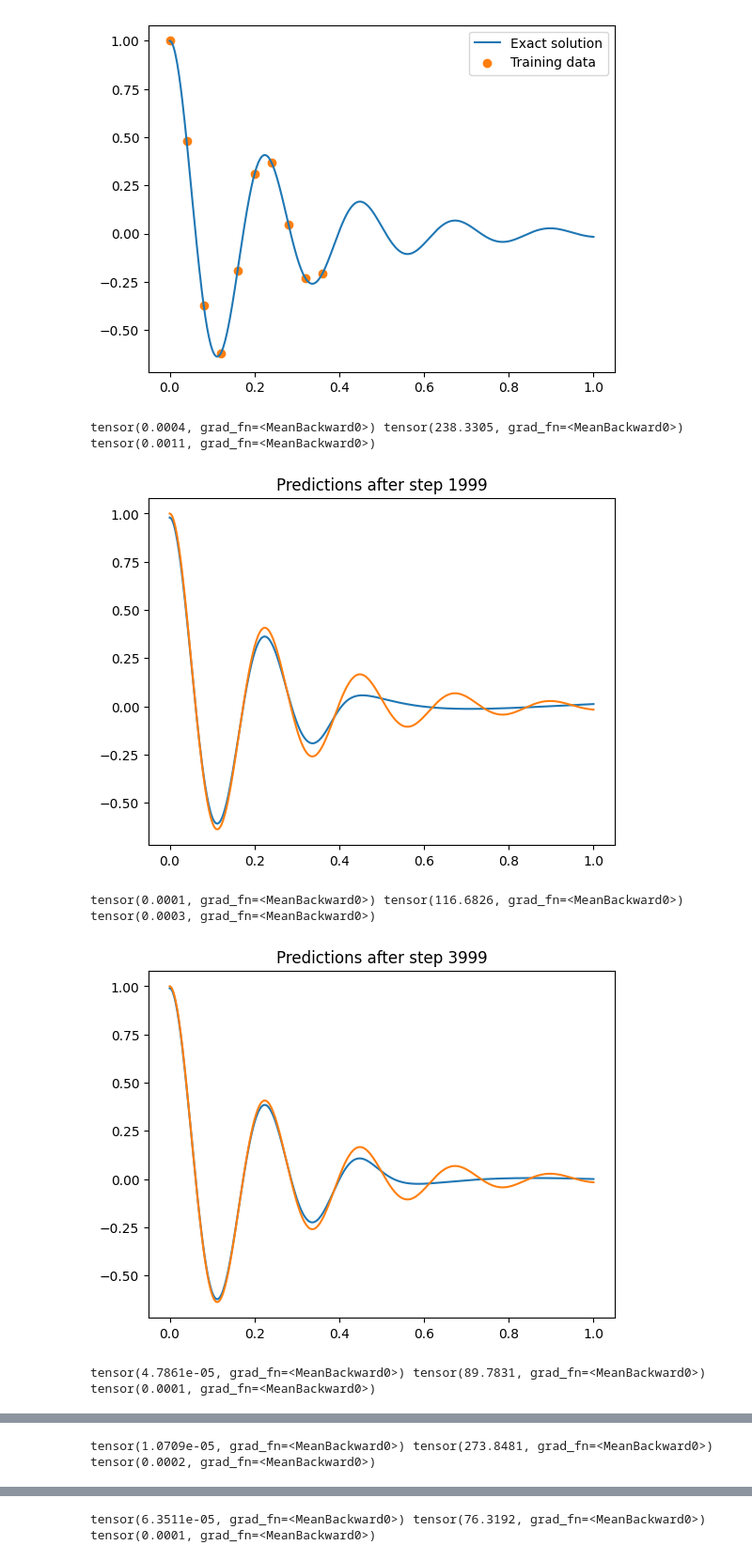
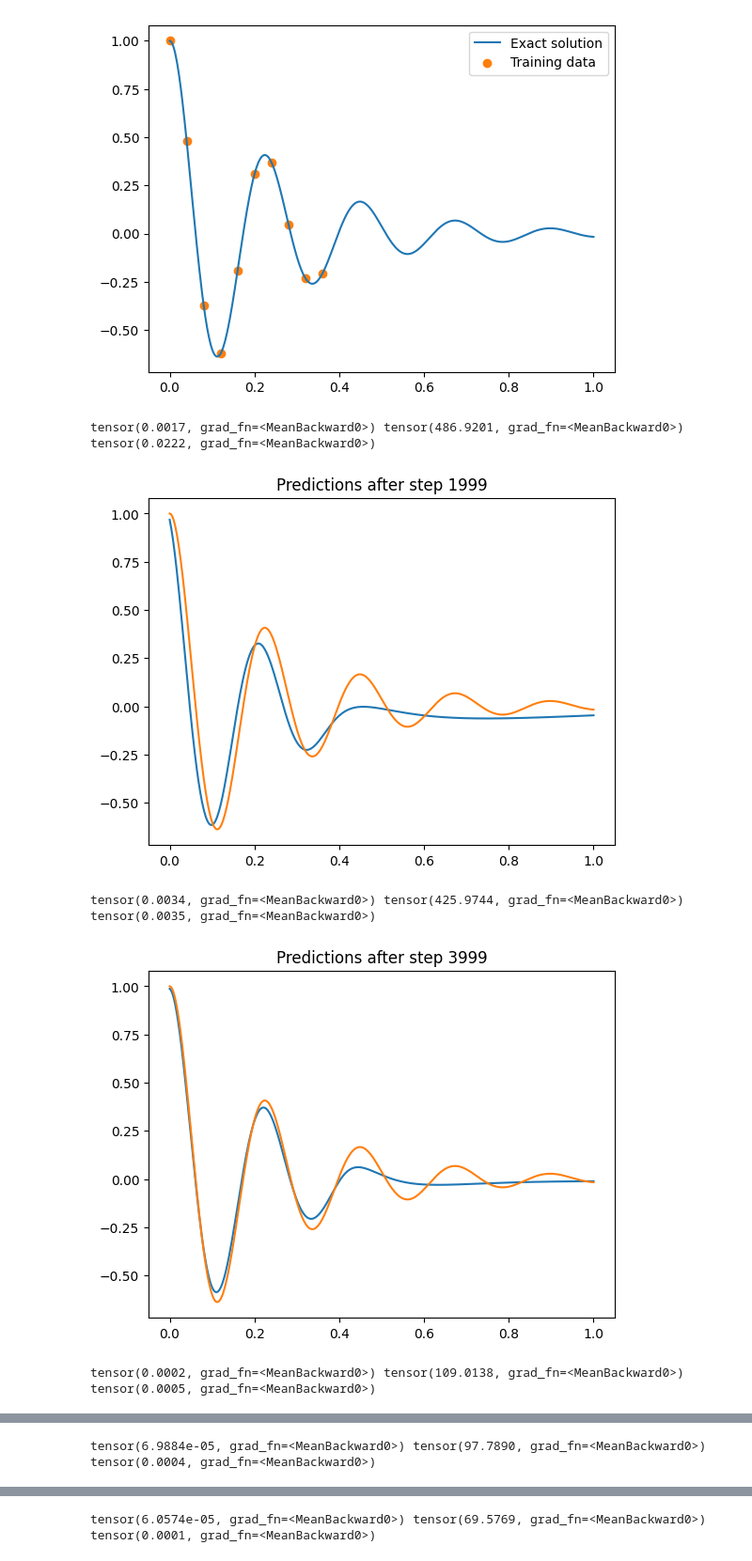
Before and after one commit to ahallback/DTU-PINN-project, a Jupyter notebook: Damped_Harmonic_Oscillator_PyTorch ahal.ipynb, the cells around one changed output, grey strips where cells are left out. Shown at 94% size. Drawn from its saved outputs; the diff is of its cells as text; code cells hidden in the pictures.

```diff
--- a/Damped_Harmonic_Oscillator_PyTorch ahal.ipynb
+++ b/Damped_Harmonic_Oscillator_PyTorch ahal.ipynb
@@ -117,36 +117,36 @@ for i in range(200000):
 
   physics_loss = torch.mean(residual**2)
 
   # boundary conditions loss
   t_boundary = torch.zeros(1, requires_grad=True) # torch.tensor([0])
   x_boundary = torch.ones(1, requires_grad=True) #torch.tensor([1])
   # dx_boundary = torch.zeros(1, requires_grad=True) #torch.tensor([0])
   x0_predicted = model(t_boundary)
   dx_predicted = torch.autograd.grad(x0_predicted, t_boundary, torch.ones_like(t_boundary), create_graph=True)[0]
   residual_x0 = x0_predicted - x_boundary
   # residual_dx = dx_predicted
   boundary_loss = torch.mean(residual_x0 ** 2) #+ torch.mean(residual_dx ** 2)
 
   # boundary_conditions_loss =
 
-  loss = boundary_loss + (1e-4) * physics_loss + data_loss #data_loss + (1e-6)*physics_loss
+  loss = boundary_loss + (1e-4) * physics_loss #+ data_loss #data_loss + (1e-6)*physics_loss
   loss.backward()
   optimizer2.step()
   scheduler.step()
 
   if (i+1) % 2000 == 0:
     detached_t = physics_xs.detach()
     print(boundary_loss, physics_loss, data_loss)
     pred_ys = model(x).detach()
     plt.plot(x, pred_ys)
     plt.plot(x, y)
     # plt.scatter(detached_t, torch.zeros_like(detached_t))
     #plt.scatter(short_input_time, short_output_displacement)
     plt.title('Predictions after step '+str(i))
     plt.show()
 # %% [output]
-tensor(0.0004, grad_fn=<MeanBackward0>) tensor(238.3305, grad_fn=<MeanBackward0>) tensor(0.0011, grad_fn=<MeanBackward0>)
+tensor(0.0017, grad_fn=<MeanBackward0>) tensor(486.9201, grad_fn=<MeanBackward0>) tensor(0.0222, grad_fn=<MeanBackward0>)
-[figure, old version]
+[figure, new version]
-tensor(0.0001, grad_fn=<MeanBackward0>) tensor(116.6826, grad_fn=<MeanBackward0>) tensor(0.0003, grad_fn=<MeanBackward0>)
+tensor(0.0034, grad_fn=<MeanBackward0>) tensor(425.9744, grad_fn=<MeanBackward0>) tensor(0.0035, grad_fn=<MeanBackward0>)
-[figure, old version]
+[figure, new version]
-tensor(4.7861e-05, grad_fn=<MeanBackward0>) tensor(89.7831, grad_fn=<MeanBackward0>) tensor(0.0001, grad_fn=<MeanBackward0>)
+tensor(0.0002, grad_fn=<MeanBackward0>) tensor(109.0138, grad_fn=<MeanBackward0>) tensor(0.0005, grad_fn=<MeanBackward0>)
@@ -154 +154 @@ tensor(4.7861e-05, grad_fn=<MeanBackward0>) tensor(89.7831, grad_fn=<MeanBackwar
-tensor(1.0709e-05, grad_fn=<MeanBackward0>) tensor(273.8481, grad_fn=<MeanBackward0>) tensor(0.0002, grad_fn=<MeanBackward0>)
+tensor(6.9884e-05, grad_fn=<MeanBackward0>) tensor(97.7890, grad_fn=<MeanBackward0>) tensor(0.0004, grad_fn=<MeanBackward0>)
@@ -156,2 +156,2 @@ tensor(1.0709e-05, grad_fn=<MeanBackward0>) tensor(273.8481, grad_fn=<MeanBackwa
-tensor(6.3511e-05, grad_fn=<MeanBackward0>) tensor(76.3192, grad_fn=<MeanBackward0>) tensor(0.0001, grad_fn=<MeanBackward0>)
+tensor(6.0574e-05, grad_fn=<MeanBackward0>) tensor(69.5769, grad_fn=<MeanBackward0>) tensor(0.0001, grad_fn=<MeanBackward0>)
 [figure]
```
Also changed, not shown: parts of 1 cell of this notebook, 3 other files.
